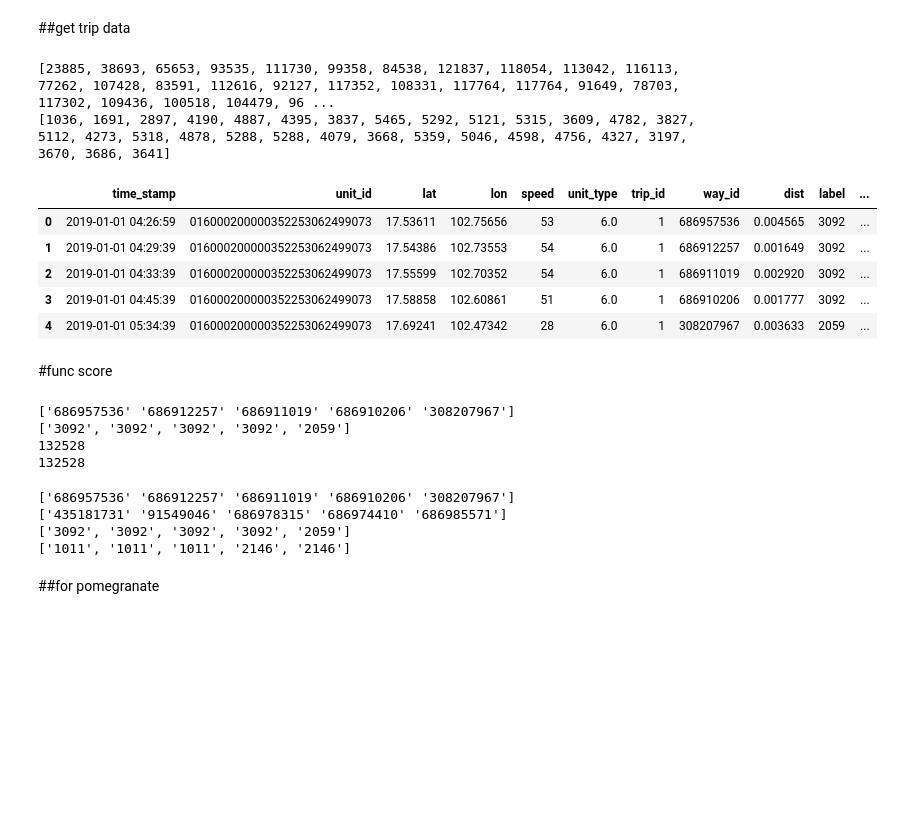
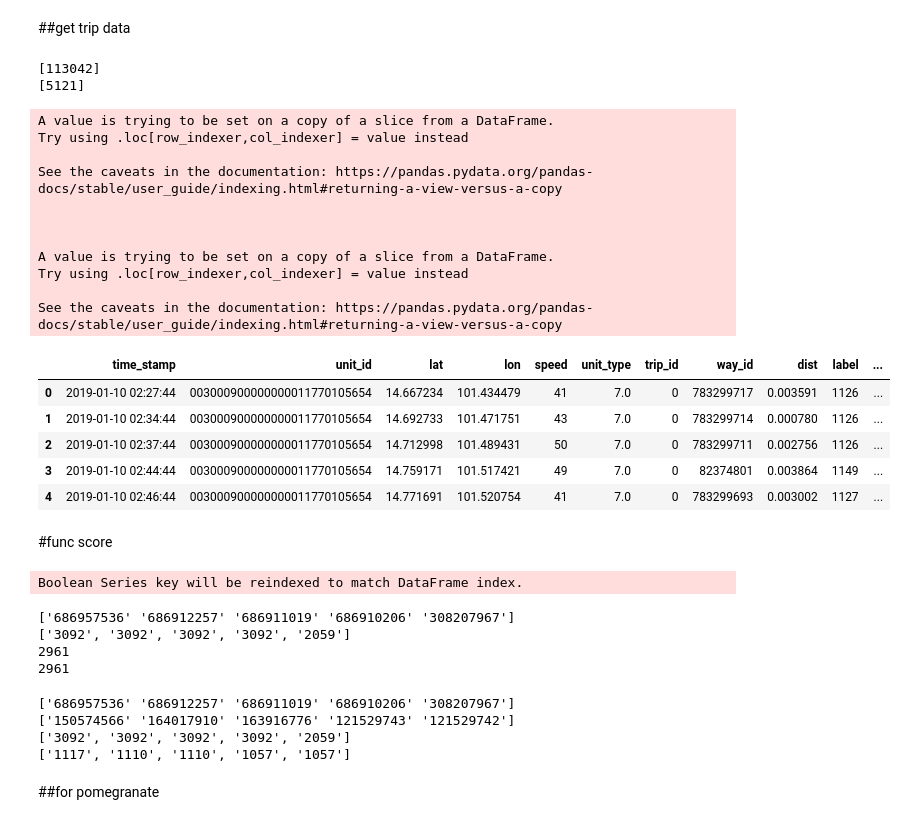
Before and after one commit to myNameIsPK/route_prediction, a Jupyter notebook: phase3/train/pomegranate_decreased.ipynb, the cells around one changed output. Drawn from its saved outputs; the diff is of its cells as text; code cells hidden in the pictures; blank space fills up the shorter version.

```diff
--- a/phase3/train/pomegranate_decreased.ipynb
+++ b/phase3/train/pomegranate_decreased.ipynb
@@ -67,44 +67,56 @@ way_id_on_trips_path = '/content/drive/My Drive/2021 Route Prediction/Project-1/
 dfs = []
 day_len = []
 day_trip_count = []
-days = range(1,32)
-# days = range(11,12)
+days = range(1,10)
+days = range(10,11)
+# days = range(1,32)
 months = range(1,2)
 # months = range(8,9)
 
 for month in months:
   for day in days:
     try:
       sp_seq_df = pd.read_csv(trips_data_path + f'/way_labeled_decrease_2019_{month}_{day}.csv', parse_dates=['time_stamp'])
     except:
       pass
 
     sp_seq_df = sp_seq_df.sort_values(by=['trip_id', 'time_stamp'])
 
     trip_count = sp_seq_df.trip_id.value_counts()
     trip_count = trip_count[trip_count >= 12]
     sp_seq_df = sp_seq_df[sp_seq_df.trip_id.isin(trip_count.index)]
     sp_seq_df['month'] = month
     sp_seq_df['day'] = day
     day_len.append(len(sp_seq_df))
     day_trip_count.append(len(trip_count))
     dfs.append(sp_seq_df)
 print(day_len)
 print(day_trip_count)
 df = pd.concat(dfs, ignore_index=True)
 df
 
 # df = df[['trip_id', 'way_id', 'day', 'month','route_cluster']]
 df.head()
 # %% [output]
-[23885, 38693, 65653, 93535, 111730, 99358, 84538, 121837, 118054, 113042, 116113, 77262, 107428, 83591, 112616, 92127, 117352, 108331, 117764, 117764, 91649, 78703, 117302, 109436, 100518, 104479, 96 ...
-[1036, 1691, 2897, 4190, 4887, 4395, 3837, 5465, 5292, 5121, 5315, 3609, 4782, 3827, 5112, 4273, 5318, 4878, 5288, 5288, 4079, 3668, 5359, 5046, 4598, 4756, 4327, 3197, 3670, 3686, 3641]
+[113042]
+[5121]
+A value is trying to be set on a copy of a slice from a DataFrame.
+Try using .loc[row_indexer,col_indexer] = value instead
+
+See the caveats in the documentation: https://pandas.pydata.org/pandas-docs/stable/user_guide/indexing.html#returning-a-view-versus-a-copy
+
+
+
+A value is trying to be set on a copy of a slice from a DataFrame.
+Try using .loc[row_indexer,col_indexer] = value instead
+
+See the caveats in the documentation: https://pandas.pydata.org/pandas-docs/stable/user_guide/indexing.html#returning-a-view-versus-a-copy
 |  | time_stamp | unit_id | lat | lon | speed | unit_type | trip_id | way_id | dist | label | ... |
-| 0 | 2019-01-01 04:26:59 | 016000200000352253062499073 | 17.53611 | 102.75656 | 53 | 6.0 | 1 | 686957536 | 0.004565 | 3092 | ... |
-| 1 | 2019-01-01 04:29:39 | 016000200000352253062499073 | 17.54386 | 102.73553 | 54 | 6.0 | 1 | 686912257 | 0.001649 | 3092 | ... |
-| 2 | 2019-01-01 04:33:39 | 016000200000352253062499073 | 17.55599 | 102.70352 | 54 | 6.0 | 1 | 686911019 | 0.002920 | 3092 | ... |
-| 3 | 2019-01-01 04:45:39 | 016000200000352253062499073 | 17.58858 | 102.60861 | 51 | 6.0 | 1 | 686910206 | 0.001777 | 3092 | ... |
-| 4 | 2019-01-01 05:34:39 | 016000200000352253062499073 | 17.69241 | 102.47342 | 28 | 6.0 | 1 | 308207967 | 0.003633 | 2059 | ... |
+| 0 | 2019-01-10 02:27:44 | 003000900000000011770105654 | 14.667234 | 101.434479 | 41 | 7.0 | 0 | 783299717 | 0.003591 | 1126 | ... |
+| 1 | 2019-01-10 02:34:44 | 003000900000000011770105654 | 14.692733 | 101.471751 | 43 | 7.0 | 0 | 783299714 | 0.000780 | 1126 | ... |
+| 2 | 2019-01-10 02:37:44 | 003000900000000011770105654 | 14.712998 | 101.489431 | 50 | 7.0 | 0 | 783299711 | 0.002756 | 1126 | ... |
+| 3 | 2019-01-10 02:44:44 | 003000900000000011770105654 | 14.759171 | 101.517421 | 49 | 7.0 | 0 | 82374801 | 0.003864 | 1149 | ... |
+| 4 | 2019-01-10 02:46:44 | 003000900000000011770105654 | 14.771691 | 101.520754 | 41 | 7.0 | 0 | 783299693 | 0.003002 | 1127 | ... |
 # %%
 df_labeled = df
 # %% [markdown]
@@ -183,10 +145,11 @@ print(labels[0][:5])
 print(len(X))
 print(len(labels))
 # %% [output]
-['686957536' '686912257' '686911019' '686910206' '308207967']
-['3092', '3092', '3092', '3092', '2059']
-132528
-132528
+Boolean Series key will be reindexed to match DataFrame index.
+['686957536' '686912257' '686911019' '686910206' '308207967']
+['3092', '3092', '3092', '3092', '2059']
+2961
+2961
 # %%
 import random
 random.seed(42)
@@ -207,9 +170,9 @@ print(labels[0][:5])
 print(labels2[0][:5])
 # %% [output]
 ['686957536' '686912257' '686911019' '686910206' '308207967']
-['435181731' '91549046' '686978315' '686974410' '686985571']
+['150574566' '164017910' '163916776' '121529743' '121529742']
 ['3092', '3092', '3092', '3092', '2059']
-['1011', '1011', '1011', '2146', '2146']
+['1117', '1110', '1110', '1057', '1057']
 # %%
 way_seq = df_labeled.way_id.to_list()
 not_stop_mask = [True]+[(a != b) for a, b in zip(way_seq[:-1], way_seq[1:])]
```
Also changed, not shown: parts of 8 cells of this notebook, 1 other file.
